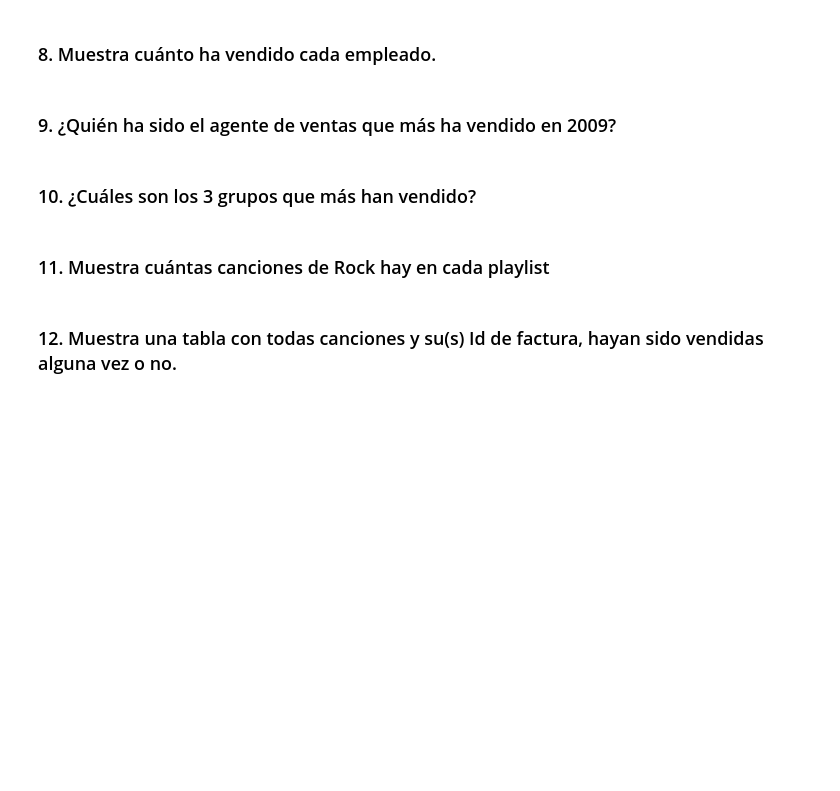
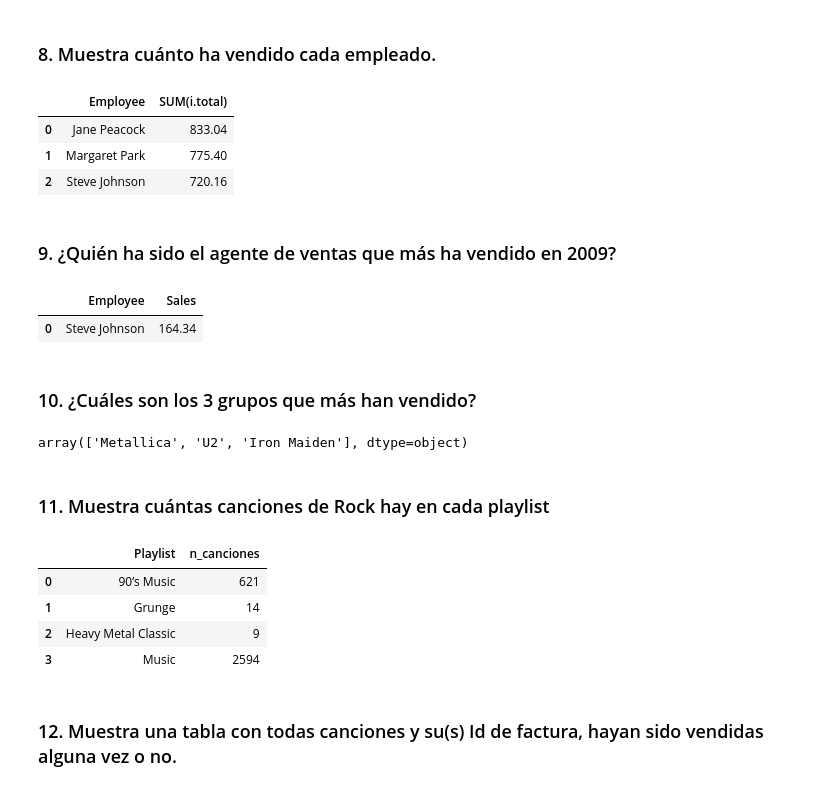
Before and after one commit to Adriagallardo/Adria-Gallardo-Thebridge, a Jupyter notebook: week5_EDA_scraping_eda_summary/day2_regex_SQL_II/SQL/Material Alumnos/SQL en Python_chinook.ipynb, the cells around one changed output. Cells and saved outputs as stored; diff of their text form; code cells hidden in the pictures; blank space fills up the shorter version.

```diff
--- a/week5_EDA_scraping_eda_summary/day2_regex_SQL_II/SQL/Material Alumnos/SQL en Python_chinook.ipynb
+++ b/week5_EDA_scraping_eda_summary/day2_regex_SQL_II/SQL/Material Alumnos/SQL en Python_chinook.ipynb
@@ -268,10 +294,69 @@ pd.read_sql_query(query, connection)
 # %% [markdown]
 ### 8.	Muestra cuánto ha vendido cada empleado.
+# %%
+query="""
+SELECT e.Firstname||" "|| e.LastName as "Employee", SUM(i.total)
+FROM employees e
+JOIN customers c ON e.EmployeeId = c.SupportRepid
+JOIN invoices i ON c.CustomerId = i.CustomerId
+group by Employee
+"""
+pd.read_sql_query(query, connection)
+# %% [output]
+|  | Employee | SUM(i.total) |
+| 0 | Jane Peacock | 833.04 |
+| 1 | Margaret Park | 775.40 |
+| 2 | Steve Johnson | 720.16 |
 # %% [markdown]
 ### 9.	¿Quién ha sido el agente de ventas que más ha vendido en 2009?
+# %%
+query="""
+SELECT e.Firstname||" "|| e.LastName as "Employee", SUM(i.total) as "Sales"
+FROM employees e
+JOIN customers c ON e.EmployeeId = c.SupportRepid
+JOIN invoices i ON c.CustomerId = i.CustomerId
+WHERE i.invoicedate LIKE "2009%"
+GROUP BY e.Employeeid
+ORDER BY Sales DESC
+LIMIT 1
+"""
+pd.read_sql_query(query, connection)
+# %% [output]
+|  | Employee | Sales |
+| 0 | Steve Johnson | 164.34 |
 # %% [markdown]
 ### 10.	¿Cuáles son los 3 grupos que más han vendido?
+# %%
+query="""
+SELECT at.Name as "Grupo", SUM(it.Quantity) as "Ventas"
+FROM tracks t
+JOIN albums al ON t.albumid = al.albumid
+JOIN invoice_items it ON t.trackid = it.trackid
+JOIN artists at ON al.artistid = at.artistid
+group by at.artistid
+ORDER BY Ventas
+"""
+pd.read_sql_query(query, connection).tail(3)["Grupo"].values
+# %% [output]
+array(['Metallica', 'U2', 'Iron Maiden'], dtype=object)
 # %% [markdown]
 ### 11. Muestra cuántas canciones de Rock hay en cada playlist
+# %%
+query="""
+SELECT p.Name as "Playlist", COUNT(t.trackid) as "n_canciones"
+FROM genres g
+JOIN tracks t ON g.genreid = t.genreid
+JOIN playlist_track pt ON t.trackid = pt.trackid
+JOIN playlists p ON pt.playlistid = p.playlistid
+WHERE g.name = "Rock"
+group by p.Name
+"""
+pd.read_sql_query(query, connection)
+# %% [output]
+|  | Playlist | n_canciones |
+| 0 | 90’s Music | 621 |
+| 1 | Grunge | 14 |
+| 2 | Heavy Metal Classic | 9 |
+| 3 | Music | 2594 |
 # %% [markdown]
 ### 12. Muestra una tabla con todas canciones y su(s) Id de factura, hayan sido vendidas alguna vez o no.
```
Also changed, not shown: parts of 4 cells of this notebook, 9 other files.
